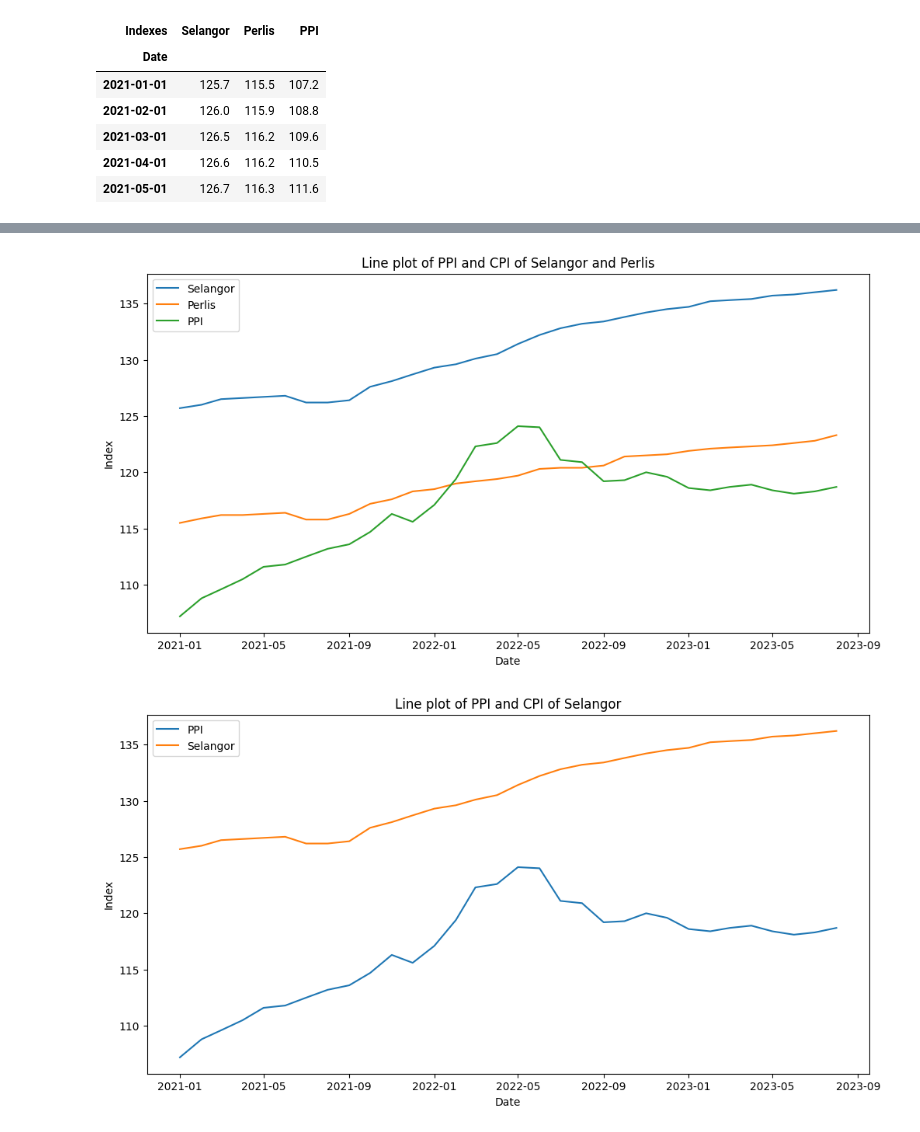
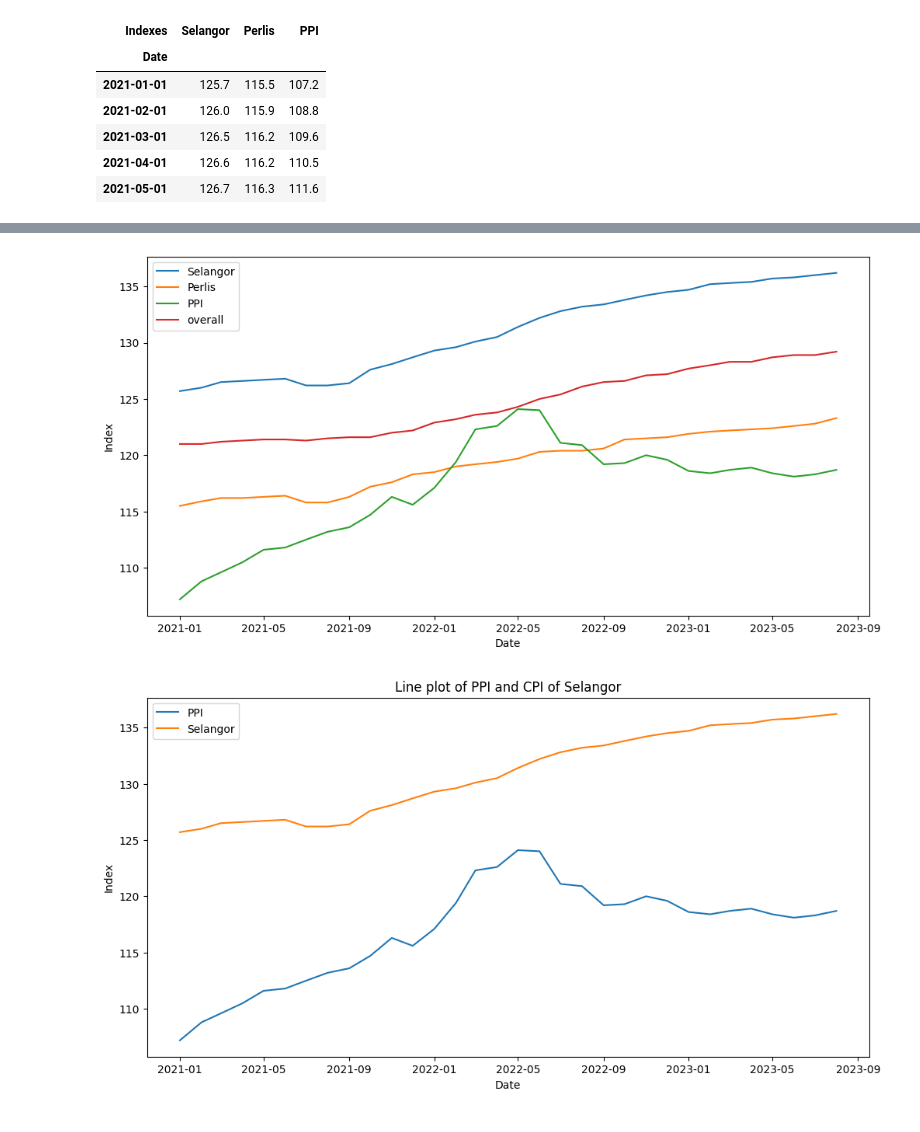
Before and after one commit to derrickgzq/fyp, a Jupyter notebook: fyp.ipynb, the cells around one changed output, grey strips where cells are left out. Saved outputs shown, nothing was run; the diff lists cells and outputs as text; code cells hidden in the pictures.

```diff
--- a/fyp.ipynb
+++ b/fyp.ipynb
@@ -21,3 +21,10 @@ df = pd.read_csv('https://raw.githubusercontent.com/derrickgzq/fyp/main/fyp%20da
 df['date'] = pd.to_datetime(df['date'])
 df = df.set_index('date').rename_axis('Indexes', axis=1)
 df = df.loc['2015-01-01':'2022-12-01']
+# %%
+URL_DATA = 'https://storage.dosm.gov.my/cpi/cpi_core.parquet'
+
+df_cpi_only = pd.read_parquet(URL_DATA)
+if 'date' in df_cpi_only.columns: df_cpi_only['date'] = pd.to_datetime(df_cpi_only['date'])
+df_cpi_only = df_cpi_only.set_index('date').rename_axis('Indexes', axis=1)
+df_cpi_only = df_cpi_only[['overall']].loc['2021-01-01':'2023-08-01']
@@ -369,0 +404,3 @@ dfs.head()
+# %%
+merged_df = pd.concat([dfs, df_cpi_only],axis =1)
+merged_df.head()
@@ -370,13 +414,12 @@ dfs.head()
 # %%
 plt.figure(figsize = (12, 6))
-plt.plot(dfs)
+plt.plot(merged_df)
 plt.xlabel('Date')
 plt.ylabel('Index')
-plt.title('Line plot of PPI and CPI of Selangor and Perlis')
-plt.legend(dfs)
+plt.legend(merged_df)
 plt.show()
 # %% [output]
-[figure, old version]
+[figure, new version]
 # %%
 plt.figure(figsize = (12, 6))
 plt.plot(dfs[['PPI','Selangor']])
```
Also changed, not shown: parts of 4 cells of this notebook.
